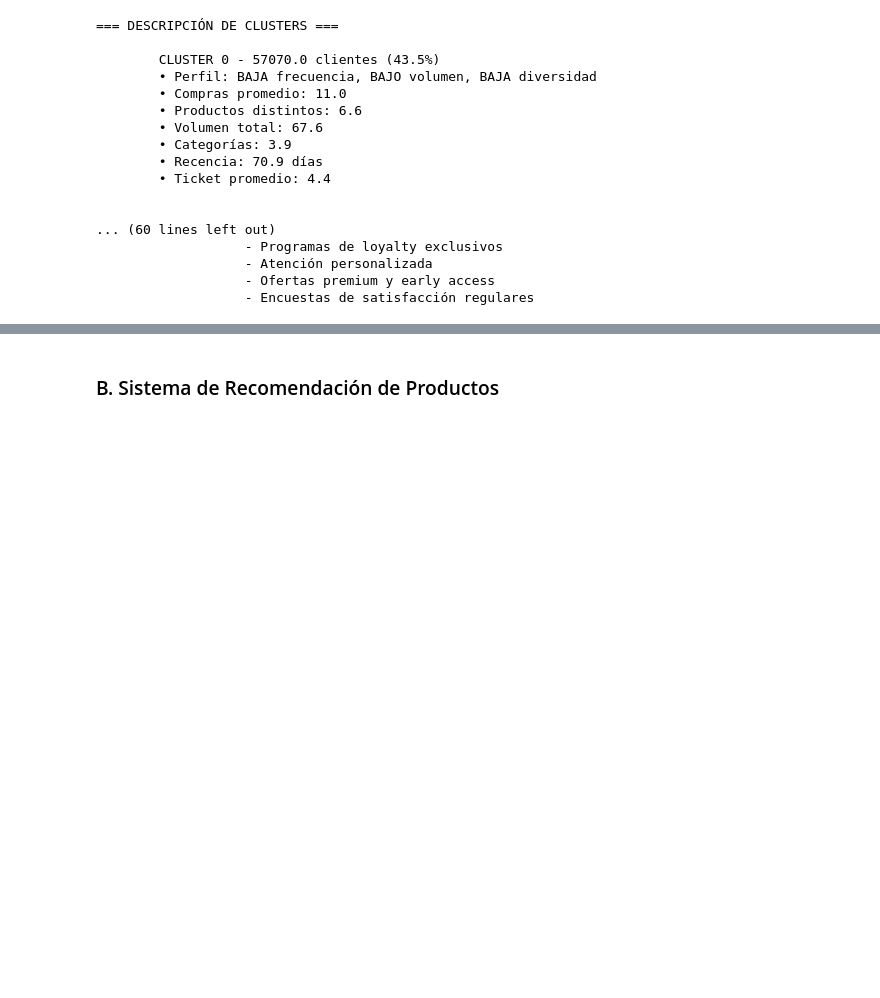
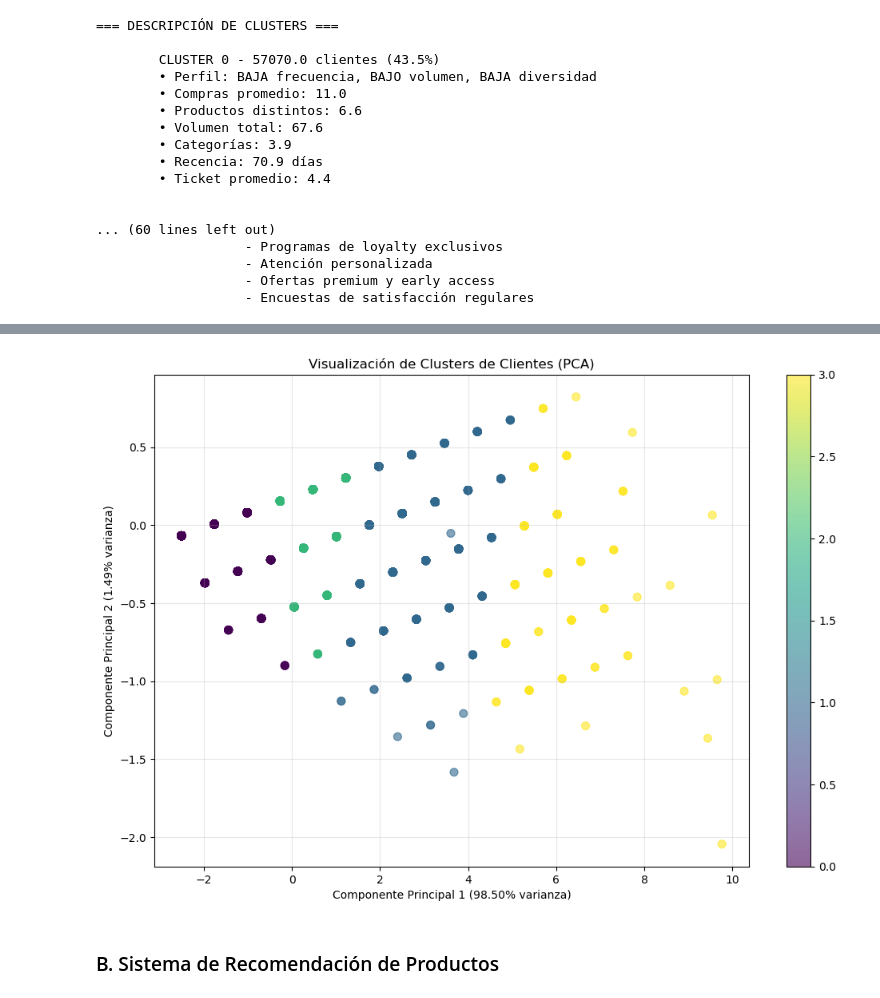
Before and after one commit to BrianMatasca/proyecto-final-distribuidos, a Jupyter notebook: taller_dashboard.ipynb, the cells around one changed output, grey strips where cells are left out. Drawn from its saved outputs; the diff is of its cells as text; code cells hidden in the pictures; blank space fills up the shorter version.

Commit message:
crear .py para registros sinteticos y probar modelo de clustering

```diff
--- a/taller_dashboard.ipynb
+++ b/taller_dashboard.ipynb
@@ -1817,3 +1817,10 @@ for rec in recomendaciones:
                    - Atención personalizada
                    - Ofertas premium y early access
                    - Encuestas de satisfacción regulares
+# %%
+# Si necesitas redefinir el scaler (deberías tenerlo ya de tu modelo original)
+from sklearn.preprocessing import StandardScaler
+
+# Escalar datos originales (esto ya lo hiciste)
+scaler = StandardScaler()
+X_scaled = scaler.fit_transform(datos_clustering[variables_modelo])
@@ -1820,3 +1875,25 @@ for rec in recomendaciones:
+# %%
+# Reducción dimensional para visualización
+pca2 = PCA(n_components=2)
+X_pca_sintetico = pca2.fit_transform(X_sintetico_scaled)
+
+# Crear DataFrame para visualización
+df_viz_sintetico = pd.DataFrame(X_pca_sintetico, columns=['PC1', 'PC2'])
+df_viz_sintetico['cluster'] = clusters_sinteticos
+df_viz_sintetico['customer_id'] = datos_sinteticos_preparados['customer_id']
+
+# Visualización 2D de clusters
+plt.figure(figsize=(12, 8))
+scatter = plt.scatter(df_viz_sintetico['PC1'], df_viz_sintetico['PC2'], c=df_viz_sintetico['cluster'],
+                     cmap='viridis', alpha=0.6, s=50)
+plt.colorbar(scatter)
+plt.xlabel(f'Componente Principal 1 ({pca2.explained_variance_ratio_[0]:.2%} varianza)')
+plt.ylabel(f'Componente Principal 2 ({pca2.explained_variance_ratio_[1]:.2%} varianza)')
+plt.title('Visualización de Clusters de Clientes (PCA)')
+plt.grid(True, alpha=0.3)
+plt.show()
+# %% [output]
+[figure, added]
 # %% [markdown]
 ### B. Sistema de Recomendación de Productos
 # %%
```
Also changed, not shown: parts of 2 cells of this notebook, 2 other files.
